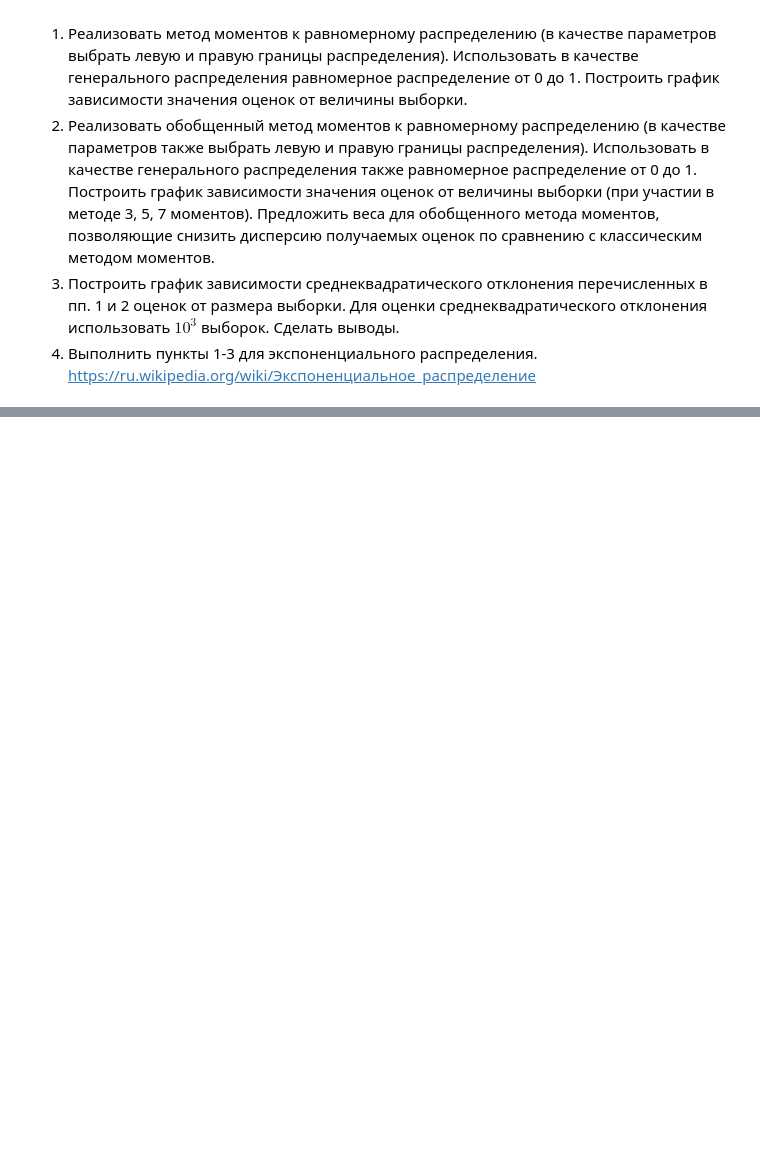
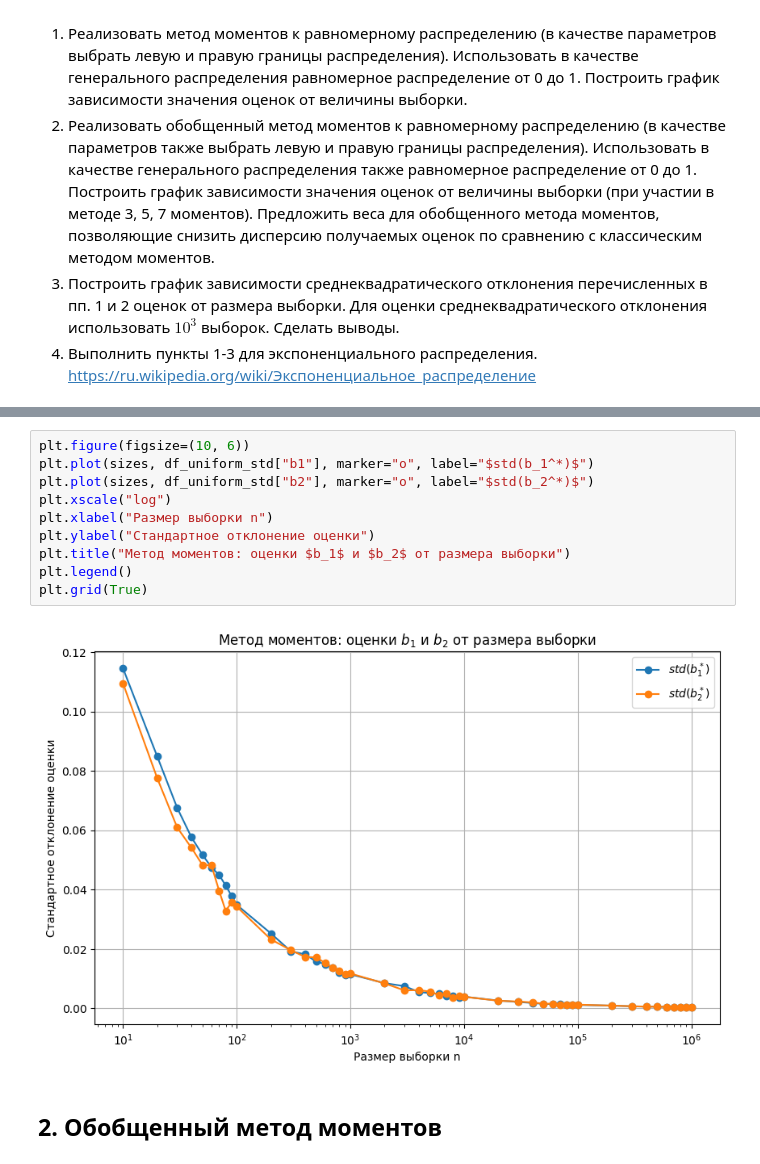
Before and after one commit to e1turin/ipkn-statistics, a Jupyter notebook: lab-3.ipynb, the cells around one changed output, grey strips where cells are left out. Cells and saved outputs as stored; diff of their text form; blank space fills up the shorter version.

```diff
--- a/lab-3.ipynb
+++ b/lab-3.ipynb
@@ -21,0 +122,14 @@
+# %%
+plt.figure(figsize=(10, 6))
+plt.plot(sizes, df_uniform_std["b1"], marker="o", label="$std(b_1^*)$")
+plt.plot(sizes, df_uniform_std["b2"], marker="o", label="$std(b_2^*)$")
+plt.xscale("log")
+plt.xlabel("Размер выборки n")
+plt.ylabel("Стандартное отклонение оценки")
+plt.title("Метод моментов: оценки $b_1$ и $b_2$ от размера выборки")
+plt.legend()
+plt.grid(True)
+# %% [output]
+[figure, added]
+# %% [markdown]
+## 2. Обобщенный метод моментов
```
Also changed, not shown: parts of 16 cells of this notebook.
